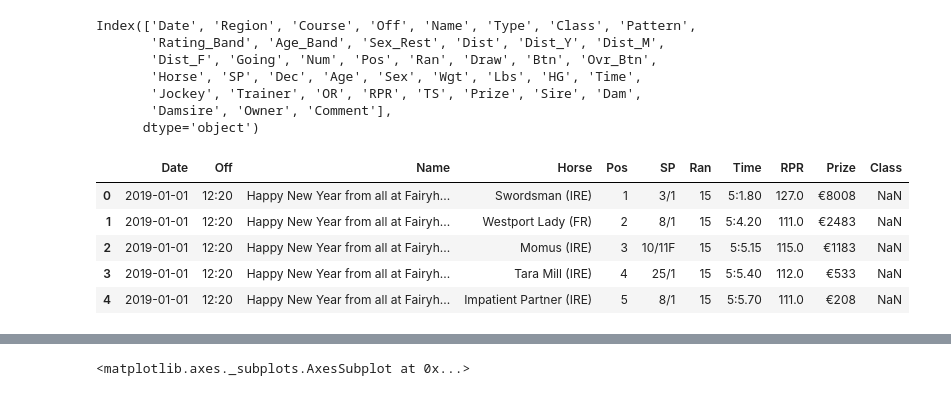
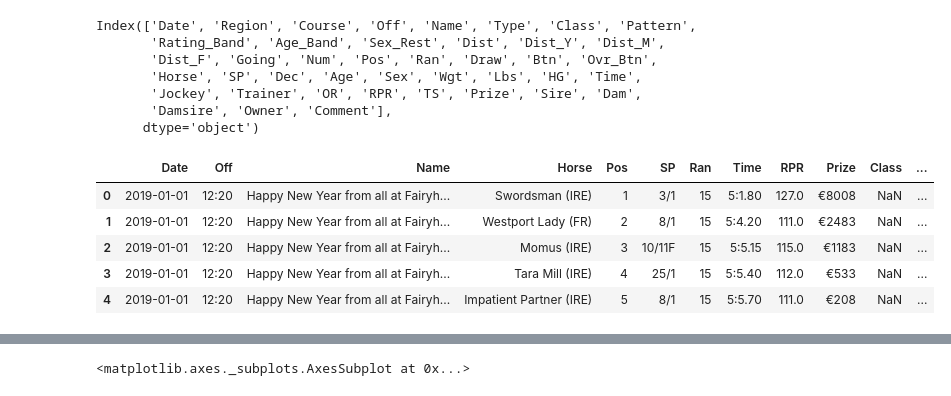
Before and after one commit to nizcode/horse_racing, a Jupyter notebook: racing_cleaning.ipynb, the cells around one changed output, grey strips where cells are left out. Drawn from its saved outputs; the diff is of its cells as text; code cells hidden in the pictures.

Commit message:
long time since commit still adding features

```diff
--- a/racing_cleaning.ipynb
+++ b/racing_cleaning.ipynb
@@ -64,14 +64,14 @@ Index(['Date', 'Region', 'Course', 'Off', 'Name', 'Type', 'Class', 'Pattern',
 # %%
 # Gonna make a smaller dataframe (sm_df)
 # Just to make it easier to work with
 
-sm_df = df.loc[:,('Date','Off','Name','Horse','Pos','SP','Ran','Time','RPR','Prize','Class')]
+sm_df = df.loc[:,('Date','Off','Name','Horse','Pos','SP','Ran','Time','RPR','Prize','Class','Trainer','Jockey','Owner')]
 
 sm_df.head()
 # %% [output]
-|  | Date | Off | Name | Horse | Pos | SP | Ran | Time | RPR | Prize | Class |
-| 0 | 2019-01-01 | 12:20 | Happy New Year from all at Fairyh... | Swordsman (IRE) | 1 | 3/1 | 15 | 5:1.80 | 127.0 | €8008 | NaN |
-| 1 | 2019-01-01 | 12:20 | Happy New Year from all at Fairyh... | Westport Lady (FR) | 2 | 8/1 | 15 | 5:4.20 | 111.0 | €2483 | NaN |
-| 2 | 2019-01-01 | 12:20 | Happy New Year from all at Fairyh... | Momus (IRE) | 3 | 10/11F | 15 | 5:5.15 | 115.0 | €1183 | NaN |
-| 3 | 2019-01-01 | 12:20 | Happy New Year from all at Fairyh... | Tara Mill (IRE) | 4 | 25/1 | 15 | 5:5.40 | 112.0 | €533 | NaN |
-| 4 | 2019-01-01 | 12:20 | Happy New Year from all at Fairyh... | Impatient Partner (IRE) | 5 | 8/1 | 15 | 5:5.70 | 111.0 | €208 | NaN |
+|  | Date | Off | Name | Horse | Pos | SP | Ran | Time | RPR | Prize | Class | ... |
+| 0 | 2019-01-01 | 12:20 | Happy New Year from all at Fairyh... | Swordsman (IRE) | 1 | 3/1 | 15 | 5:1.80 | 127.0 | €8008 | NaN | ... |
+| 1 | 2019-01-01 | 12:20 | Happy New Year from all at Fairyh... | Westport Lady (FR) | 2 | 8/1 | 15 | 5:4.20 | 111.0 | €2483 | NaN | ... |
+| 2 | 2019-01-01 | 12:20 | Happy New Year from all at Fairyh... | Momus (IRE) | 3 | 10/11F | 15 | 5:5.15 | 115.0 | €1183 | NaN | ... |
+| 3 | 2019-01-01 | 12:20 | Happy New Year from all at Fairyh... | Tara Mill (IRE) | 4 | 25/1 | 15 | 5:5.40 | 112.0 | €533 | NaN | ... |
+| 4 | 2019-01-01 | 12:20 | Happy New Year from all at Fairyh... | Impatient Partner (IRE) | 5 | 8/1 | 15 | 5:5.70 | 111.0 | €208 | NaN | ... |
```
Also changed, not shown: parts of 18 cells of this notebook.
